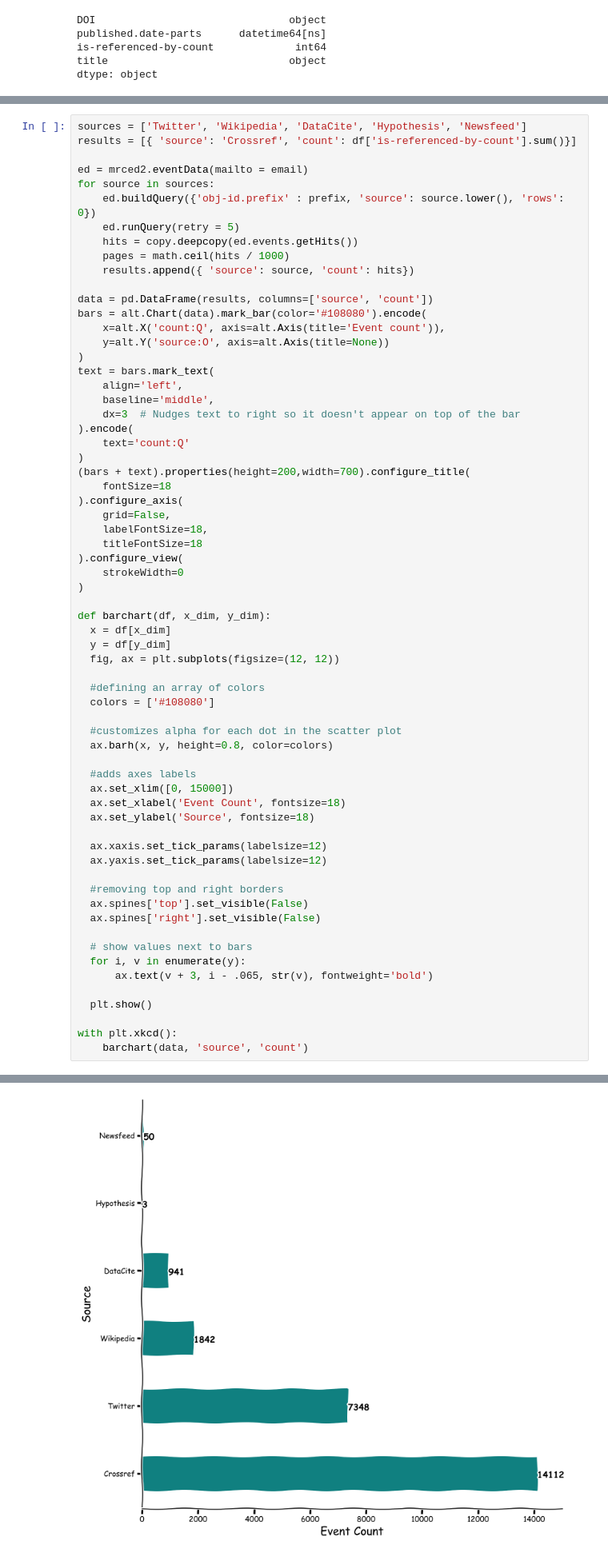
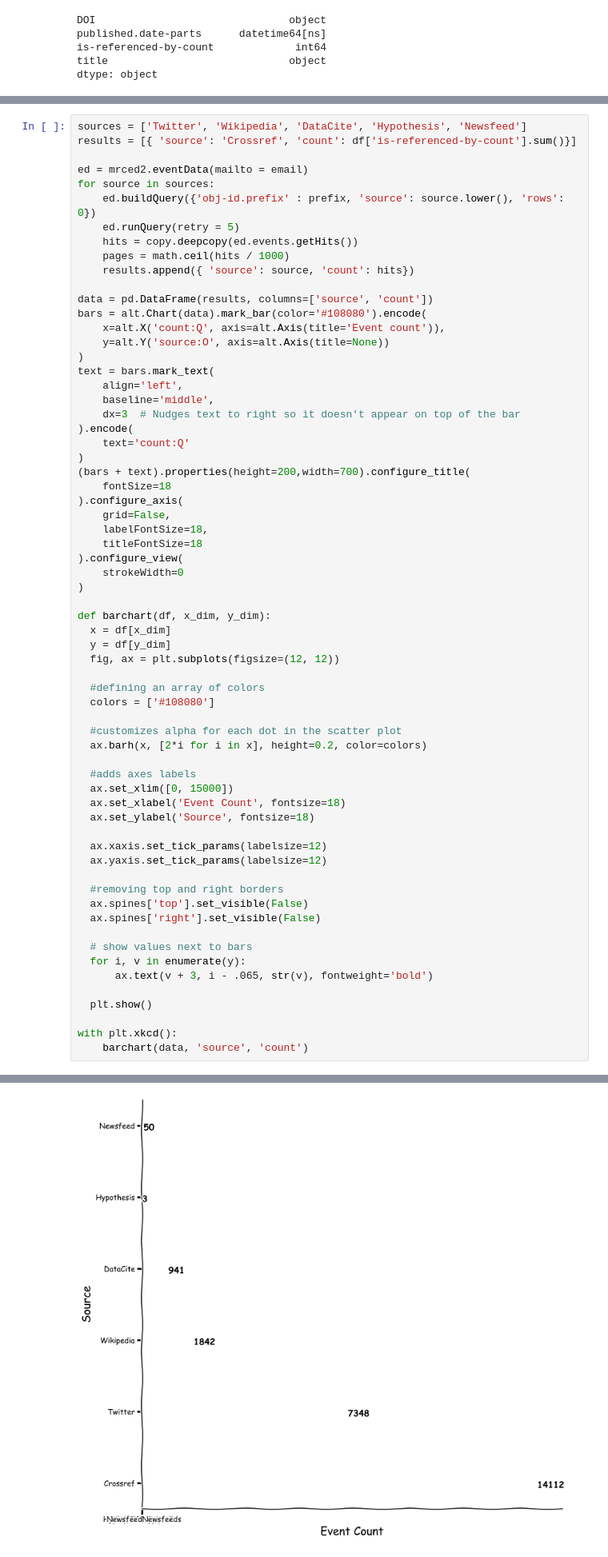
Before and after one commit to front-matter/journal-notebooks, a Jupyter notebook: index.ipynb, the cells around one changed output, grey strips where cells are left out. Shown at 80% size. Drawn from its saved outputs; the diff is of its cells as text.

```diff
--- a/index.ipynb
+++ b/index.ipynb
@@ -155,7 +155,7 @@ def barchart(df, x_dim, y_dim):
   colors = ['#108080']
 
   #customizes alpha for each dot in the scatter plot
-  ax.barh(x, y, height=0.8, color=colors)
+  ax.barh(x, [2*i for i in x], height=0.2, color=colors)
 
   #adds axes labels
   ax.set_xlim([0, 15000])
@@ -168,33 +168,33 @@ def barchart(df, x_dim, y_dim):
   #removing top and right borders
   ax.spines['top'].set_visible(False)
   ax.spines['right'].set_visible(False)
 
   # show values next to bars
   for i, v in enumerate(y):
       ax.text(v + 3, i - .065, str(v), fontweight='bold')
 
   plt.show()
 
 with plt.xkcd():
     barchart(data, 'source', 'count')
 # %% [output]
 https://api.eventdata.crossref.org/v1/events?mailto=info@front-matter.io&obj-id.prefix=10.21105&source=twitter&rows=0
 Event Data query started...
 API query complete  200
 output file written to 10.21105/ced.json
 7348 events found
 https://api.eventdata.crossref.org/v1/events?mailto=info@front-matter.io&obj-id.prefix=10.21105&source=wikipedia&rows=0
 Event Data query started...
 API query complete  200
 output file written to 10.21105/ced.json
 1842 events found
 https://api.eventdata.crossref.org/v1/events?mailto=info@front-matter.io&obj-id.prefix=10.21105&source=datacite&rows=0
 Event Data query started...
 ... (9 lines left out)
 Event Data query started...
 API query complete  200
 output file written to 10.21105/ced.json
 50 events found
-[figure, old version]
+[figure, new version]
 # %% [markdown]
 Initialisation to look at the properties of the results.
```
